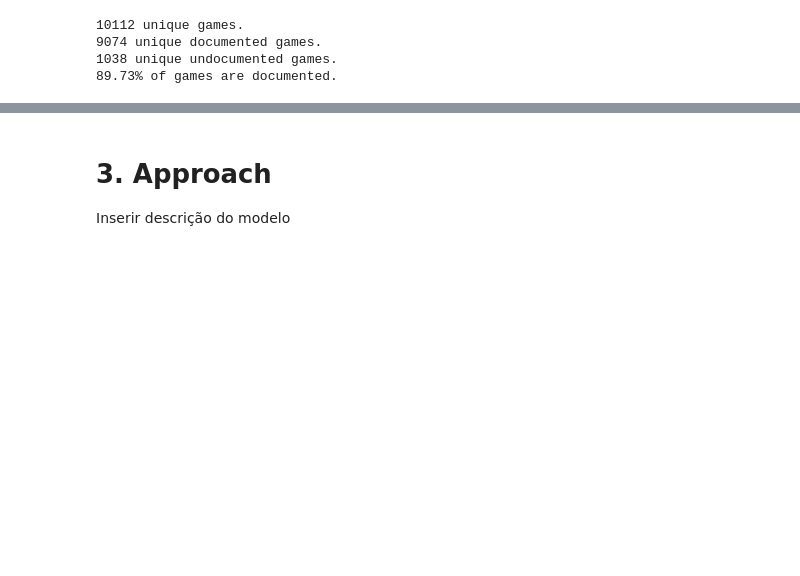
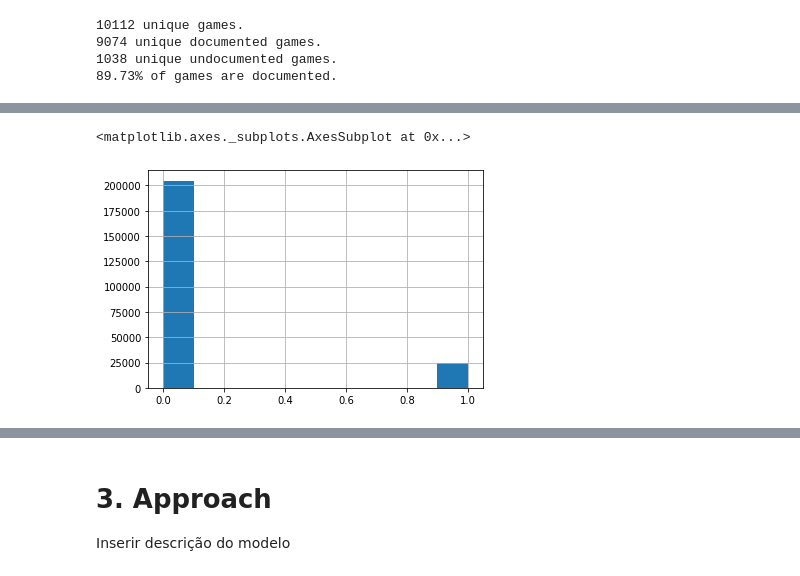
Before and after one commit to pdsam/IART, a Jupyter notebook: Proj2/NoteBookfinal.ipynb, the cells around one changed output, grey strips where cells are left out. Drawn from its saved outputs; the diff is of its cells as text; code cells hidden in the pictures; blank space fills up the shorter version.

```diff
--- a/Proj2/NoteBookfinal.ipynb
+++ b/Proj2/NoteBookfinal.ipynb
@@ -110,0 +115,7 @@ print(f'{unique_documented_games/unique_games * 100:.2f}% of games are documente
+# %%
+shots = events[(events.event_type==1)]
+
+shots['is_goal'].hist()
+# %% [output]
+<matplotlib.axes._subplots.AxesSubplot at 0x...>
+[figure, added]
```
Also changed, not shown: parts of 3 cells of this notebook.
